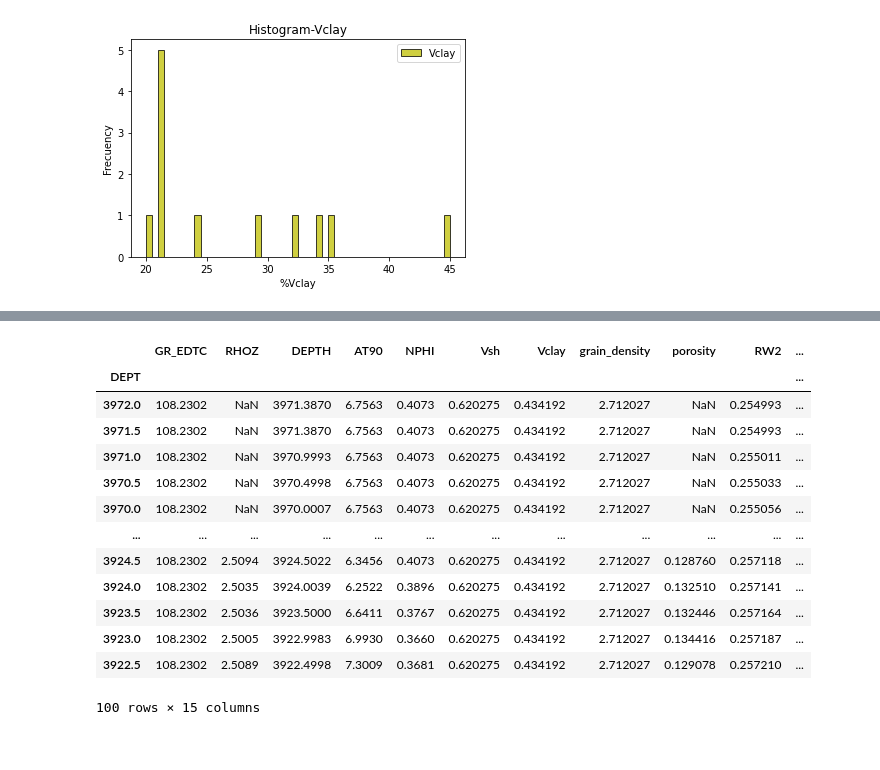
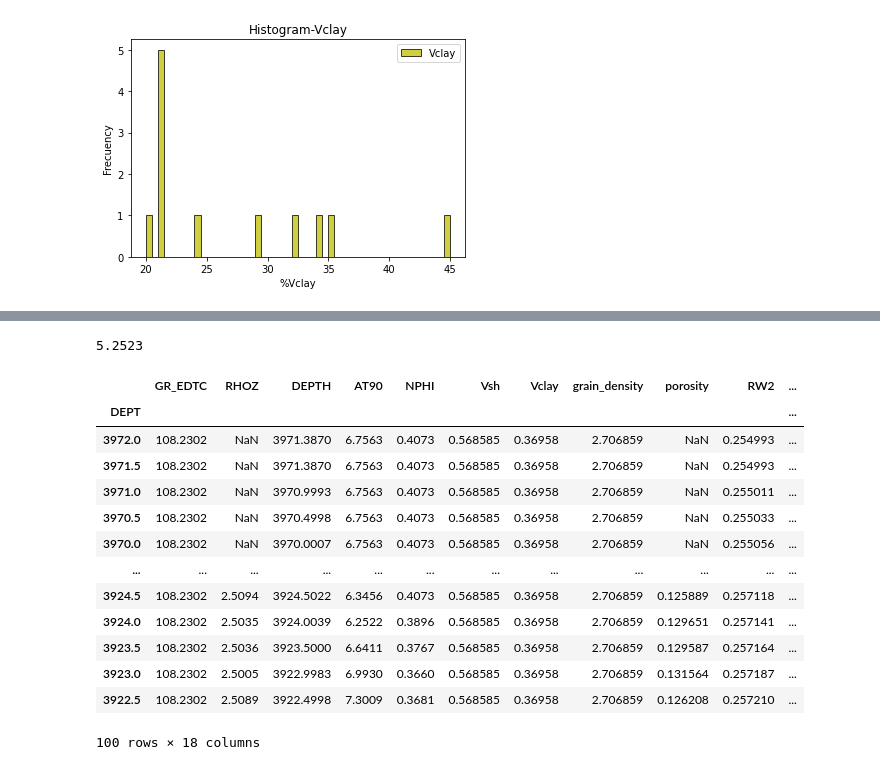
Before and after one commit to edwino26/CoreImages, a Jupyter notebook: AC_Thesis_A.ipynb, the cells around one changed output, grey strips where cells are left out. Drawn from its saved outputs; the diff is of its cells as text; code cells hidden in the pictures.

```diff
--- a/AC_Thesis_A.ipynb
+++ b/AC_Thesis_A.ipynb
@@ -20,13 +18,13 @@ df_2 = las_DM.df()
 df_2 = df_2[["GR_EDTC",'DTCO']]
 Depth= las_DM.index
 df_1 = df_1[["GR_EDTC", "RHOZ", "DEPTH","AT90","NPHI"]]
-df_1['Vsh'] = (df_1.GR_EDTC - 40) / (150 - 40)
-df_1['Vclay']=((0.7)*df_1.Vsh)
+df_1['Vsh'] = (df_1.GR_EDTC - 40) / (160 - 40)
+df_1['Vclay']=((0.65)*df_1.Vsh)
 
 mud_density=1.13835   #en g/cc
-sand_density=2.65
-assumed_density_Vsh=2.75
-df_1['grain_density']=((df_1.Vsh*assumed_density_Vsh)+(1-df_1.Vsh)*sand_density)
+rhoss=2.65  # g/cc
+rhosh=2.75
+df_1['grain_density']=((df_1.Vsh*rhosh)+(1-df_1.Vsh)*rhoss)
 df_1['porosity']=(df_1.grain_density-df_1.RHOZ)/(df_1.grain_density-mud_density)
 # %%
 top=3660
@@ -282,6 +268,9 @@ Name: Sw_a1, Length: 2844, dtype: float64
 # %%
 dfSh = df_1[df_1['Vsh']>0.5]
 Rsh = np.percentile(dfSh['AT90'],20)
+print(Rsh)
+# %% [output]
+5.2523
 # %%
 ## TERM1= 1/RT - VSH/RSH
 df_1['term1']=(1/df_1.AT90)-(df_1.Vsh/Rsh)
@@ -291,24 +280,5 @@ term2=(F*df_1.RW2)
 term3=(1-df_1.Vsh)
 ## SW_POUPON = ((TERM1*TERM2)/TERM3))^(1/N)
 df_1['Sw_p']=((df_1.term1*term2)/term3)**(1/n)
-
 df_1['Sw_p1']= df_1['Sw_p'].apply(lambda x: 1 if x >1 else x)
 df_1['Sw_p1'] = df_1['Sw_p1'].replace(np.nan, 1)
-max = a if (a > b) else b;
-
-df_1.head(100)
-# %% [output]
-|  | GR_EDTC | RHOZ | DEPTH | AT90 | NPHI | Vsh | Vclay | grain_density | porosity | RW2 | ... |
-| DEPT |  |  |  |  |  |  |  |  |  |  | ... |
-| 3972.0 | 108.2302 | NaN | 3971.3870 | 6.7563 | 0.4073 | 0.620275 | 0.434192 | 2.712027 | NaN | 0.254993 | ... |
-| 3971.5 | 108.2302 | NaN | 3971.3870 | 6.7563 | 0.4073 | 0.620275 | 0.434192 | 2.712027 | NaN | 0.254993 | ... |
-| 3971.0 | 108.2302 | NaN | 3970.9993 | 6.7563 | 0.4073 | 0.620275 | 0.434192 | 2.712027 | NaN | 0.255011 | ... |
-| 3970.5 | 108.2302 | NaN | 3970.4998 | 6.7563 | 0.4073 | 0.620275 | 0.434192 | 2.712027 | NaN | 0.255033 | ... |
-| 3970.0 | 108.2302 | NaN | 3970.0007 | 6.7563 | 0.4073 | 0.620275 | 0.434192 | 2.712027 | NaN | 0.255056 | ... |
-| ... | ... | ... | ... | ... | ... | ... | ... | ... | ... | ... | ... |
-| 3924.5 | 108.2302 | 2.5094 | 3924.5022 | 6.3456 | 0.4073 | 0.620275 | 0.434192 | 2.712027 | 0.128760 | 0.257118 | ... |
-| 3924.0 | 108.2302 | 2.5035 | 3924.0039 | 6.2522 | 0.3896 | 0.620275 | 0.434192 | 2.712027 | 0.132510 | 0.257141 | ... |
-| 3923.5 | 108.2302 | 2.5036 | 3923.5000 | 6.6411 | 0.3767 | 0.620275 | 0.434192 | 2.712027 | 0.132446 | 0.257164 | ... |
-| 3923.0 | 108.2302 | 2.5005 | 3922.9983 | 6.9930 | 0.3660 | 0.620275 | 0.434192 | 2.712027 | 0.134416 | 0.257187 | ... |
-| 3922.5 | 108.2302 | 2.5089 | 3922.4998 | 7.3009 | 0.3681 | 0.620275 | 0.434192 | 2.712027 | 0.129078 | 0.257210 | ... |
-100 rows × 15 columns
@@ -315,3 +333,37 @@ df_1.head(100)
+# %%
+# SIMANDOUX (1963) for shaly-sandy formations, used with saline fm waters Equation solved for n=2
+# Input parameters:
+    #Rw - water resistivity
+    #Rt - true resistivity
+    #Phi - porosity
+    #Rsh - shale resistivity
+    # a - tortuosity factor
+    # m - cementation exponent
+    # n - saturation exponent
+    # Vsh - Volume of shale
+## CRAIN'S EQUATION
+#c=(1-df_1.Vsh)*a*(RWs)/(Phi**m)
+#d=c*df_1.Vsh/(2*Rsh)
+#e=c/Rt
+#SWS=((c**2+d)**0.5-d)**(2/n)
+df_1['Swsim']=((a*Rw)/(2*(Phi**m)))*(((df_1.Vsh/Rsh)**2+((4*Phi**m)/(a*Rw*Rt)))**(1/2)-(df_1.Vsh/Rsh))
+df_1['Swsim1'] = df_1['Swsim'].replace(np.nan, 1)
+df_1.head(100)
+# %% [output]
+|  | GR_EDTC | RHOZ | DEPTH | AT90 | NPHI | Vsh | Vclay | grain_density | porosity | RW2 | ... |
+| DEPT |  |  |  |  |  |  |  |  |  |  | ... |
+| 3972.0 | 108.2302 | NaN | 3971.3870 | 6.7563 | 0.4073 | 0.568585 | 0.36958 | 2.706859 | NaN | 0.254993 | ... |
+| 3971.5 | 108.2302 | NaN | 3971.3870 | 6.7563 | 0.4073 | 0.568585 | 0.36958 | 2.706859 | NaN | 0.254993 | ... |
+| 3971.0 | 108.2302 | NaN | 3970.9993 | 6.7563 | 0.4073 | 0.568585 | 0.36958 | 2.706859 | NaN | 0.255011 | ... |
+| 3970.5 | 108.2302 | NaN | 3970.4998 | 6.7563 | 0.4073 | 0.568585 | 0.36958 | 2.706859 | NaN | 0.255033 | ... |
+| 3970.0 | 108.2302 | NaN | 3970.0007 | 6.7563 | 0.4073 | 0.568585 | 0.36958 | 2.706859 | NaN | 0.255056 | ... |
+| ... | ... | ... | ... | ... | ... | ... | ... | ... | ... | ... | ... |
+| 3924.5 | 108.2302 | 2.5094 | 3924.5022 | 6.3456 | 0.4073 | 0.568585 | 0.36958 | 2.706859 | 0.125889 | 0.257118 | ... |
+| 3924.0 | 108.2302 | 2.5035 | 3924.0039 | 6.2522 | 0.3896 | 0.568585 | 0.36958 | 2.706859 | 0.129651 | 0.257141 | ... |
+| 3923.5 | 108.2302 | 2.5036 | 3923.5000 | 6.6411 | 0.3767 | 0.568585 | 0.36958 | 2.706859 | 0.129587 | 0.257164 | ... |
+| 3923.0 | 108.2302 | 2.5005 | 3922.9983 | 6.9930 | 0.3660 | 0.568585 | 0.36958 | 2.706859 | 0.131564 | 0.257187 | ... |
+| 3922.5 | 108.2302 | 2.5089 | 3922.4998 | 7.3009 | 0.3681 | 0.568585 | 0.36958 | 2.706859 | 0.126208 | 0.257210 | ... |
+100 rows × 18 columns
 # %%
 plt.figure(figsize=(15,9))
 plt.subplot(191)
```
Also changed, not shown: parts of 5 cells of this notebook.
